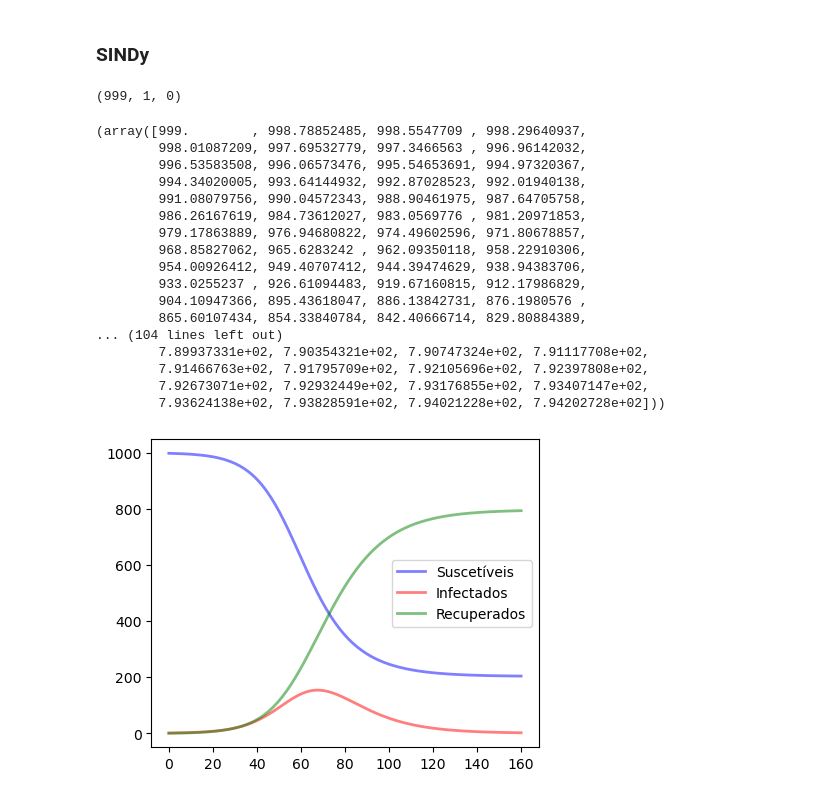
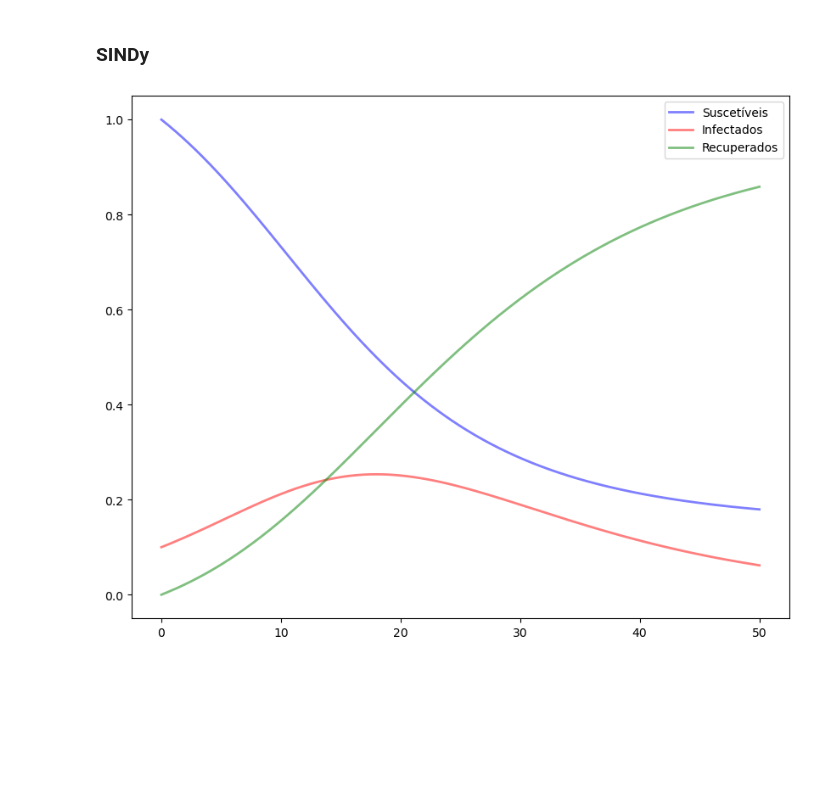
Before and after one commit to Salies/data-driven-des, a Jupyter notebook: sir.ipynb, the cells around one changed output. Cells and saved outputs as stored; diff of their text form; code cells hidden in the pictures; blank space fills up the shorter version.

```diff
--- a/sir.ipynb
+++ b/sir.ipynb
@@ -176,63 +176,36 @@ TODO
 ## Métodos numéricos
 # %% [markdown]
 ### SINDy
-# %%
-# Total population, N.
-N = 1000
-# Initial number of infected and recovered individuals, I0 and R0.
-I0, R0 = 1, 0
-# Everyone else, S0, is susceptible to infection initially.
-S0 = N - I0 - R0
-# Contact rate, beta, and mean recovery rate, gamma, (in 1/days).
-beta, gamma = 0.2, 1./10
-# A grid of time points (in days)
-t = np.linspace(0, 160, 160)
-
-# The SIR model differential equations.
-def deriv(y, t, N, beta, gamma):
-    S, I, R = y
-    dSdt = -beta * S * I / N
-    dIdt = beta * S * I / N - gamma * I
-    dRdt = gamma * I
-    return dSdt, dIdt, dRdt
-
-# Initial conditions vector
-y0 = S0, I0, R0
-print(y0)
-# Integrate the SIR equations over the time grid, t.
-x = integrate.odeint(deriv, y0, t, args=(N, beta, gamma))
-S, I, R = x.T
-S, I, R
-# %% [output]
-(999, 1, 0)
-(array([999.        , 998.78852485, 998.5547709 , 998.29640937,
-        998.01087209, 997.69532779, 997.3466563 , 996.96142032,
-        996.53583508, 996.06573476, 995.54653691, 994.97320367,
-        994.34020005, 993.64144932, 992.87028523, 992.01940138,
-        991.08079756, 990.04572343, 988.90461975, 987.64705758,
-        986.26167619, 984.73612027, 983.0569776 , 981.20971853,
-        979.17863889, 976.94680822, 974.49602596, 971.80678857,
-        968.85827062, 965.6283242 , 962.09350118, 958.22910306,
-        954.00926412, 949.40707412, 944.39474629, 938.94383706,
-        933.0255237 , 926.61094483, 919.67160815, 912.17986829,
-        904.10947366, 895.43618047, 886.13842731, 876.1980576 ,
-        865.60107434, 854.33840784, 842.40666714, 829.80884389,
-... (104 lines left out)
-        7.89937331e+02, 7.90354321e+02, 7.90747324e+02, 7.91117708e+02,
-        7.91466763e+02, 7.91795709e+02, 7.92105696e+02, 7.92397808e+02,
-        7.92673071e+02, 7.92932449e+02, 7.93176855e+02, 7.93407147e+02,
-        7.93624138e+02, 7.93828591e+02, 7.94021228e+02, 7.94202728e+02]))
+# %%
+beta = 0.2
+gamma = 0.1
+
+def sir(s_i_r, t0, beta=beta, gamma=gamma):
+    S, I, R = s_i_r
+    dS = -beta * S * I
+    dI = beta * S * I - gamma * I
+    dR = gamma * I
+    return [dS, dI, dR]
+
+dt = 0.01
+T = 50
+t = np.arange(dt,T+dt,dt)
+n = 3
+# %%
+np.random.seed(123)
+x0 = (1, 0.1, 0)
+x = integrate.odeint(sir, x0, t)
 # %%
 # plot SIR
-fig = plt.figure(figsize=(5, 4))
+fig = plt.figure(figsize=(10, 8))
 ax = fig.add_subplot(111, axisbelow=True)
-ax.plot(t, S, 'b', alpha=0.5, lw=2, label='Suscetíveis')
-ax.plot(t, I, 'r', alpha=0.5, lw=2, label='Infectados')
-ax.plot(t, R, 'g', alpha=0.5, lw=2, label='Recuperados')
+ax.plot(t, x[:, 0], 'b', alpha=0.5, lw=2, label='Suscetíveis')
+ax.plot(t, x[:, 1], 'r', alpha=0.5, lw=2, label='Infectados')
+ax.plot(t, x[:, 2], 'g', alpha=0.5, lw=2, label='Recuperados')
 plt.legend()
 plt.show()
 # %% [output]
-[figure, old version]
+[figure, new version]
 # %%
 ## Compute Derivative
 dx = np.zeros_like(x)
```
Also changed, not shown: parts of 8 cells of this notebook.
